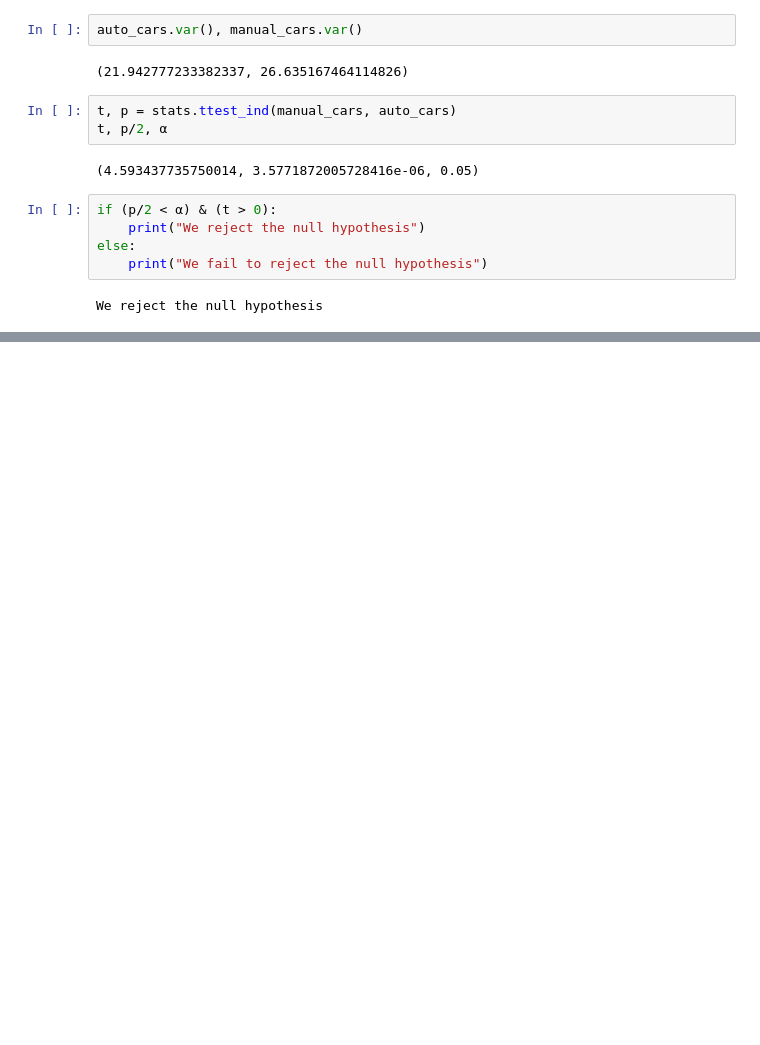
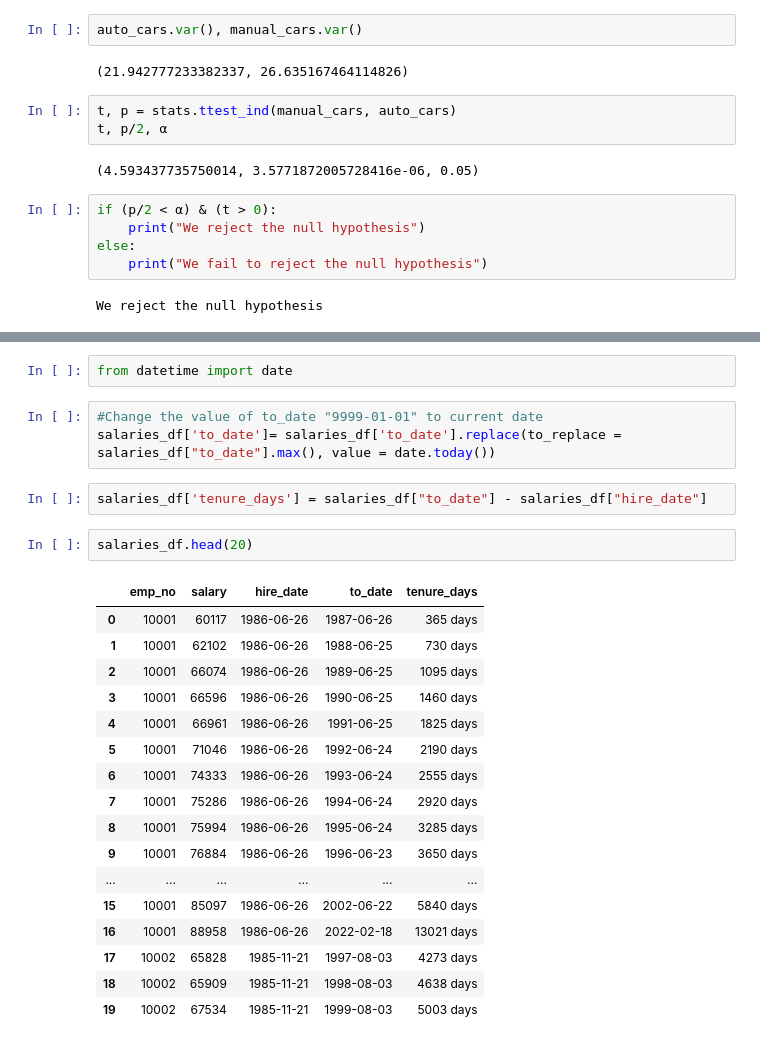
Before and after one commit to Olivert75/statistics-exercises, a Jupyter notebook: hypothesis_testing.ipynb, the cells around one changed output, grey strips where cells are left out. Saved outputs shown, nothing was run; the diff lists cells and outputs as text; blank space fills up the shorter version.

```diff
--- a/hypothesis_testing.ipynb
+++ b/hypothesis_testing.ipynb
@@ -391,0 +395,27 @@ salaries_df.head(5)
+# %%
+from datetime import date
+# %%
+#Change the value of to_date "9999-01-01" to current date
+salaries_df['to_date']= salaries_df['to_date'].replace(to_replace = salaries_df["to_date"].max(), value = date.today())
+# %%
+salaries_df['tenure_days'] = salaries_df["to_date"] - salaries_df["hire_date"]
+# %%
+salaries_df.head(20)
+# %% [output]
+|  | emp_no | salary | hire_date | to_date | tenure_days |
+| 0 | 10001 | 60117 | 1986-06-26 | 1987-06-26 | 365 days |
+| 1 | 10001 | 62102 | 1986-06-26 | 1988-06-25 | 730 days |
+| 2 | 10001 | 66074 | 1986-06-26 | 1989-06-25 | 1095 days |
+| 3 | 10001 | 66596 | 1986-06-26 | 1990-06-25 | 1460 days |
+| 4 | 10001 | 66961 | 1986-06-26 | 1991-06-25 | 1825 days |
+| 5 | 10001 | 71046 | 1986-06-26 | 1992-06-24 | 2190 days |
+| 6 | 10001 | 74333 | 1986-06-26 | 1993-06-24 | 2555 days |
+| 7 | 10001 | 75286 | 1986-06-26 | 1994-06-24 | 2920 days |
+| 8 | 10001 | 75994 | 1986-06-26 | 1995-06-24 | 3285 days |
+| 9 | 10001 | 76884 | 1986-06-26 | 1996-06-23 | 3650 days |
+| ... | ... | ... | ... | ... | ... |
+| 15 | 10001 | 85097 | 1986-06-26 | 2002-06-22 | 5840 days |
+| 16 | 10001 | 88958 | 1986-06-26 | 2022-02-18 | 13021 days |
+| 17 | 10002 | 65828 | 1985-11-21 | 1997-08-03 | 4273 days |
+| 18 | 10002 | 65909 | 1985-11-21 | 1998-08-03 | 4638 days |
+| 19 | 10002 | 67534 | 1985-11-21 | 1999-08-03 | 5003 days |
```
Also changed, not shown: parts of 82 cells of this notebook.
